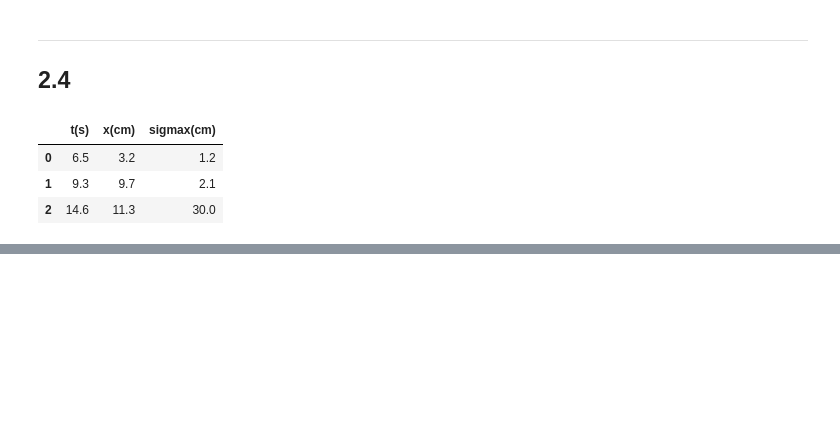
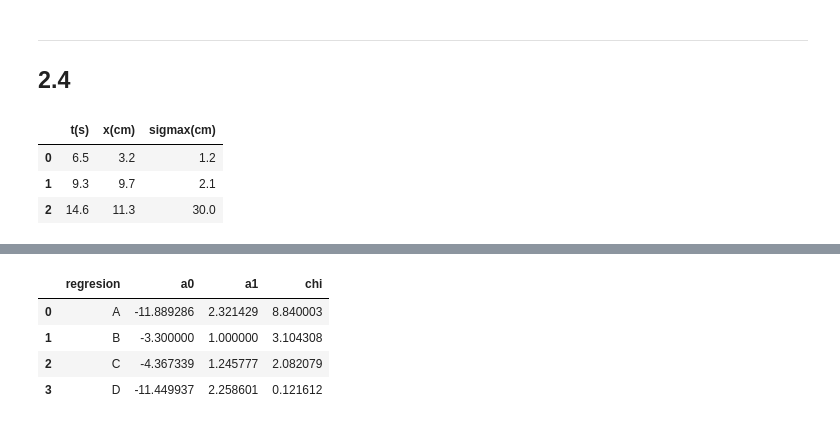
Before and after one commit to dangarciahe/ProblemasExperimental, a Jupyter notebook: Punto2.ipynb, the cells around one changed output, grey strips where cells are left out. Saved outputs shown, nothing was run; the diff lists cells and outputs as text; code cells hidden in the pictures; blank space fills up the shorter version.

```diff
--- a/Punto2.ipynb
+++ b/Punto2.ipynb
@@ -126,0 +165,10 @@ datos
+# %%
+xixi2 = find_xi(datos["t(s)"], datos["x(cm)"], datos["sigmax(cm)"], y4data)
+df_regval.loc[3] = ["D", bxi2, mxi2, xixi2]
+df_regval
+# %% [output]
+|  | regresion | a0 | a1 | chi |
+| 0 | A | -11.889286 | 2.321429 | 8.840003 |
+| 1 | B | -3.300000 | 1.000000 | 3.104308 |
+| 2 | C | -4.367339 | 1.245777 | 2.082079 |
+| 3 | D | -11.449937 | 2.258601 | 0.121612 |
```
Also changed, not shown: parts of 4 cells of this notebook, 5 other files.
